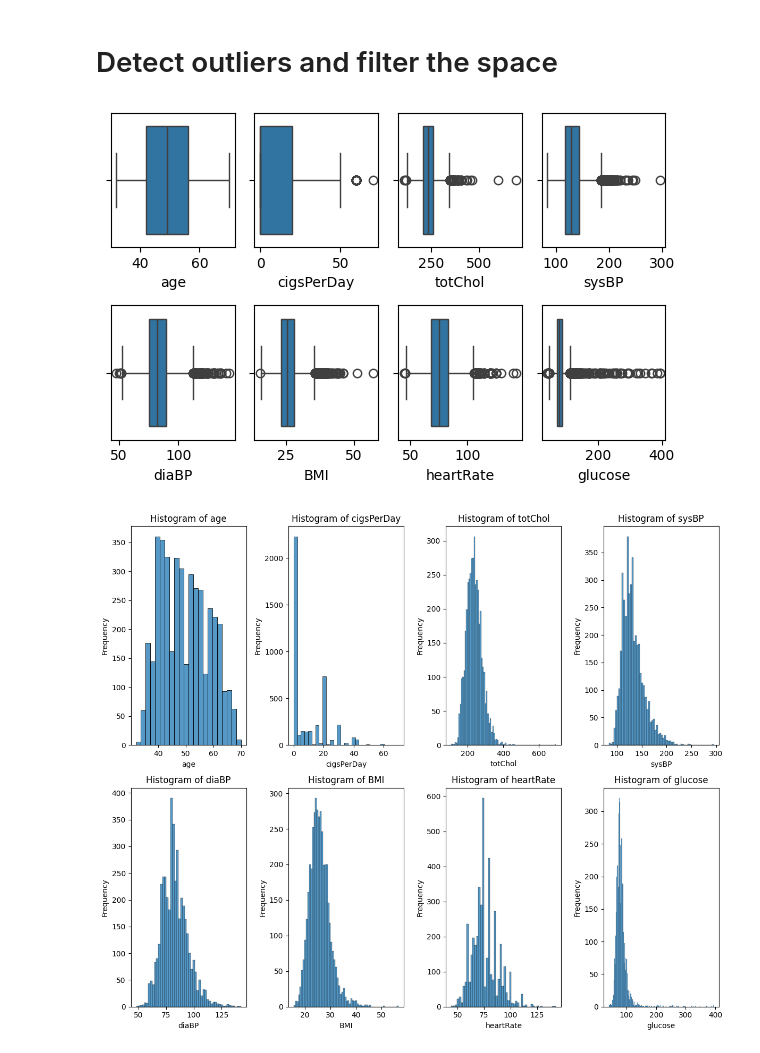
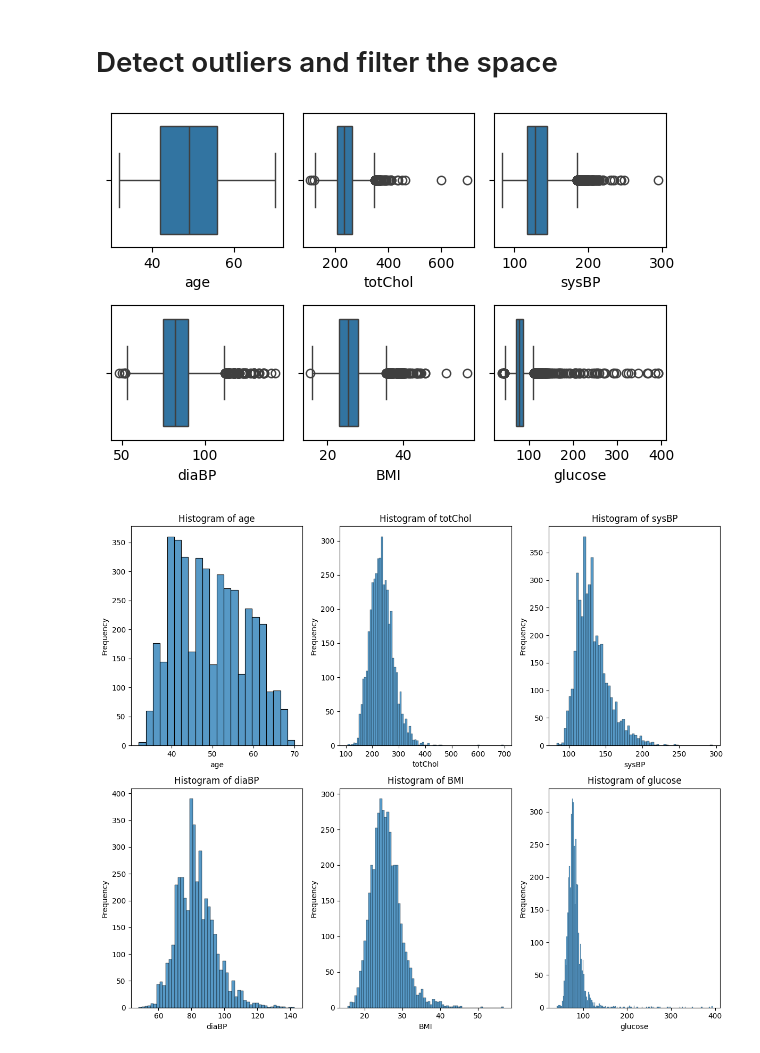
Before and after one commit to TarMatt/Coronary_disease, a Jupyter notebook: uni_project.ipynb, the cells around one changed output. Saved outputs shown, nothing was run; the diff lists cells and outputs as text; code cells hidden in the pictures.

```diff
--- a/uni_project.ipynb
+++ b/uni_project.ipynb
@@ -15,8 +20,8 @@ dataframe.head()
 | 3 | 0 | 61 | 3.0 | 1 | 30.0 | 0.0 | 0 | 1 | ... |
 | 4 | 0 | 46 | 3.0 | 1 | 23.0 | 0.0 | 0 | 0 | ... |
 # %%
-continuous_data = dataframe[['age','cigsPerDay','totChol','sysBP','diaBP','BMI','heartRate','glucose']]
-discrete_data = dataframe[['male','education','currentSmoker','BPMeds','prevalentStroke','prevalentHyp','diabetes','TenYearCHD']]
+continuous_data = dataframe[['age','totChol','sysBP','diaBP','BMI','glucose']]
+discrete_data = dataframe[['male','currentSmoker','prevalentStroke','prevalentHyp','diabetes','TenYearCHD']]
 # %%
 # Step 1: Calculate the correlation matrix
 corr_matrix = continuous_data.corr()
@@ -40,7 +55,7 @@ True
 # Detect outliers and filter the space
 # %%
 # Create subplots (2 rows, 2 columns)
-fig, axes = plt.subplots(2, 4, figsize=(6, 4))  # Adjust size for better spacing
+fig, axes = plt.subplots(2, 3, figsize=(6, 4))  # Adjust size for better spacing
 
 # Flatten the 2D array of axes to make indexing easier
 axes = axes.flatten()
@@ -56,4 +71,4 @@ plt.tight_layout()
 # Show the plot
 plt.show()
 # %% [output]
-[figure, old version]
+[figure, new version]
@@ -60,21 +80,21 @@ plt.show()
 # %%
 # Create subplots (2 rows, 2 columns)
-fig, axes = plt.subplots(2, 4, figsize=(12, 10))  # Adjust size for better spacing
+fig, axes = plt.subplots(2, 3, figsize=(12, 10))  # Adjust size for better spacing
 
 # Flatten the 2D array of axes to make indexing easier
 axes = axes.flatten()
 
 # Plot a histogram for each feature
 for i, feature in enumerate(features):
     sns.histplot(continuous_data[feature], kde=False, ax=axes[i])  # Change bins for granularity
     axes[i].set_title(f'Histogram of {feature}')
     axes[i].set_xlabel(feature)
     axes[i].set_ylabel('Frequency')
 
 # Adjust layout to avoid overlap
 plt.tight_layout()
 
 # Show the plot
 plt.show()
 # %% [output]
-[figure, old version]
+[figure, new version]
```
Also changed, not shown: parts of 11 cells of this notebook.
